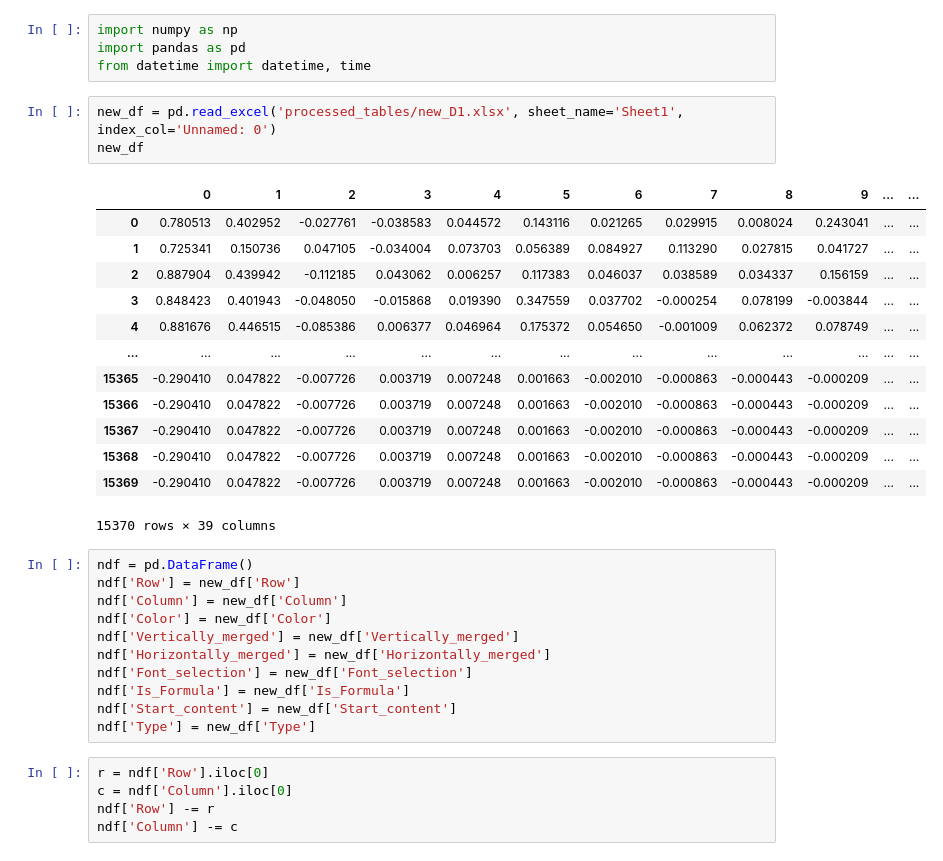
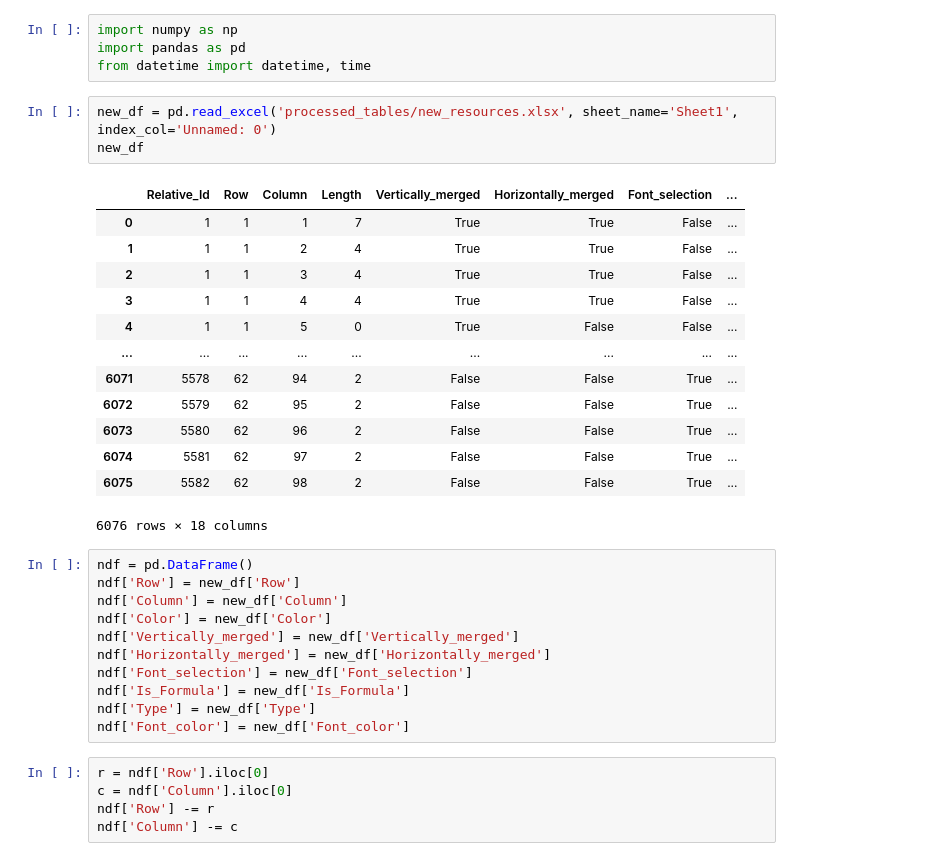
Before and after one commit to Industrial-AI-Research-Lab/documentor, a Jupyter notebook: notebooks/string_attributes.ipynb, the cells around one changed output. Cells and saved outputs as stored; diff of their text form.

```diff
--- a/notebooks/string_attributes.ipynb
+++ b/notebooks/string_attributes.ipynb
@@ -3,22 +3,22 @@ import numpy as np
 import pandas as pd
 from datetime import datetime, time
 # %%
-new_df = pd.read_excel('processed_tables/new_D1.xlsx', sheet_name='Sheet1', index_col='Unnamed: 0')
+new_df = pd.read_excel('processed_tables/new_resources.xlsx', sheet_name='Sheet1', index_col='Unnamed: 0')
 new_df
 # %% [output]
-|  | 0 | 1 | 2 | 3 | 4 | 5 | 6 | 7 | 8 | 9 | ... | ... |
-| 0 | 0.780513 | 0.402952 | -0.027761 | -0.038583 | 0.044572 | 0.143116 | 0.021265 | 0.029915 | 0.008024 | 0.243041 | ... | ... |
-| 1 | 0.725341 | 0.150736 | 0.047105 | -0.034004 | 0.073703 | 0.056389 | 0.084927 | 0.113290 | 0.027815 | 0.041727 | ... | ... |
-| 2 | 0.887904 | 0.439942 | -0.112185 | 0.043062 | 0.006257 | 0.117383 | 0.046037 | 0.038589 | 0.034337 | 0.156159 | ... | ... |
-| 3 | 0.848423 | 0.401943 | -0.048050 | -0.015868 | 0.019390 | 0.347559 | 0.037702 | -0.000254 | 0.078199 | -0.003844 | ... | ... |
-| 4 | 0.881676 | 0.446515 | -0.085386 | 0.006377 | 0.046964 | 0.175372 | 0.054650 | -0.001009 | 0.062372 | 0.078749 | ... | ... |
-| ... | ... | ... | ... | ... | ... | ... | ... | ... | ... | ... | ... | ... |
-| 15365 | -0.290410 | 0.047822 | -0.007726 | 0.003719 | 0.007248 | 0.001663 | -0.002010 | -0.000863 | -0.000443 | -0.000209 | ... | ... |
-| 15366 | -0.290410 | 0.047822 | -0.007726 | 0.003719 | 0.007248 | 0.001663 | -0.002010 | -0.000863 | -0.000443 | -0.000209 | ... | ... |
-| 15367 | -0.290410 | 0.047822 | -0.007726 | 0.003719 | 0.007248 | 0.001663 | -0.002010 | -0.000863 | -0.000443 | -0.000209 | ... | ... |
-| 15368 | -0.290410 | 0.047822 | -0.007726 | 0.003719 | 0.007248 | 0.001663 | -0.002010 | -0.000863 | -0.000443 | -0.000209 | ... | ... |
-| 15369 | -0.290410 | 0.047822 | -0.007726 | 0.003719 | 0.007248 | 0.001663 | -0.002010 | -0.000863 | -0.000443 | -0.000209 | ... | ... |
+|  | Relative_Id | Row | Column | Length | Vertically_merged | Horizontally_merged | Font_selection | ... |
+| 0 | 1 | 1 | 1 | 7 | True | True | False | ... |
+| 1 | 1 | 1 | 2 | 4 | True | True | False | ... |
+| 2 | 1 | 1 | 3 | 4 | True | True | False | ... |
+| 3 | 1 | 1 | 4 | 4 | True | True | False | ... |
+| 4 | 1 | 1 | 5 | 0 | True | False | False | ... |
+| ... | ... | ... | ... | ... | ... | ... | ... | ... |
+| 6071 | 5578 | 62 | 94 | 2 | False | False | True | ... |
+| 6072 | 5579 | 62 | 95 | 2 | False | False | True | ... |
+| 6073 | 5580 | 62 | 96 | 2 | False | False | True | ... |
+| 6074 | 5581 | 62 | 97 | 2 | False | False | True | ... |
+| 6075 | 5582 | 62 | 98 | 2 | False | False | True | ... |
-15370 rows × 39 columns
+6076 rows × 18 columns
 # %%
 ndf = pd.DataFrame()
 ndf['Row'] = new_df['Row']
@@ -28,8 +28,8 @@ ndf['Vertically_merged'] = new_df['Vertically_merged']
 ndf['Horizontally_merged'] = new_df['Horizontally_merged']
 ndf['Font_selection'] = new_df['Font_selection']
 ndf['Is_Formula'] = new_df['Is_Formula']
-ndf['Start_content'] = new_df['Start_content']
 ndf['Type'] = new_df['Type']
+ndf['Font_color'] = new_df['Font_color']
 # %%
 r = ndf['Row'].iloc[0]
 c = ndf['Column'].iloc[0]
```
Also changed, not shown: parts of 9 cells of this notebook, 1 other file.
